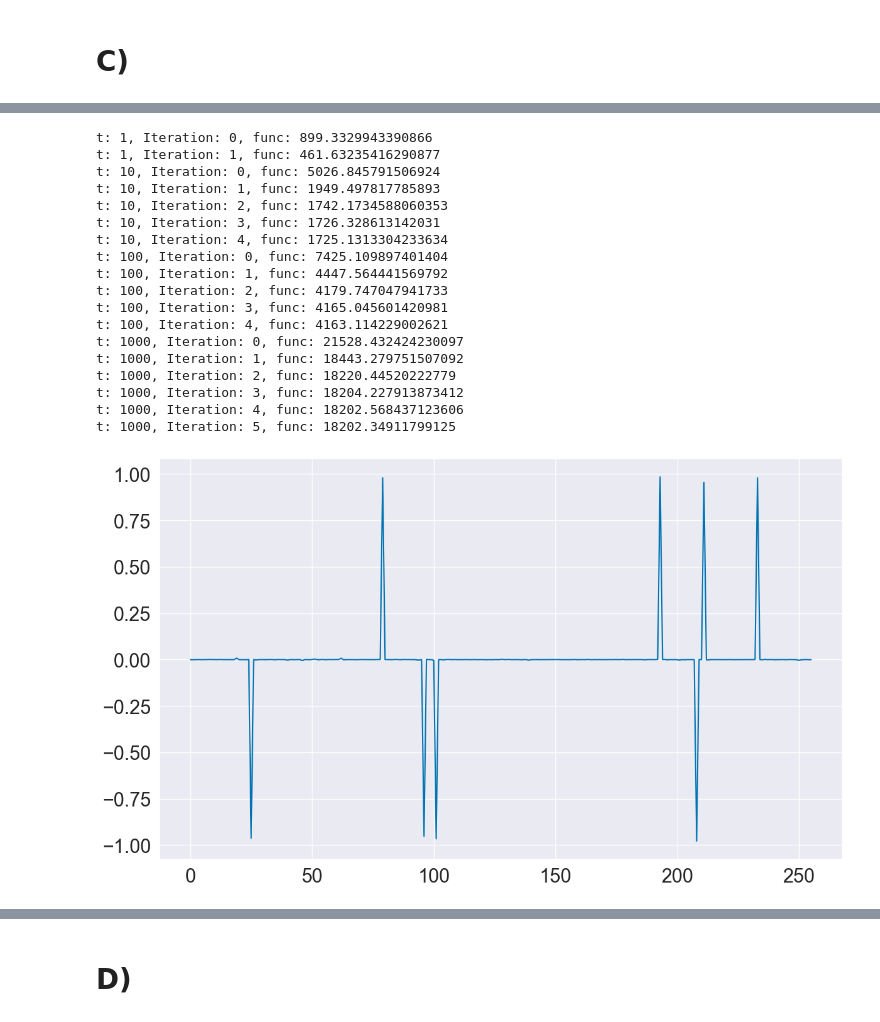
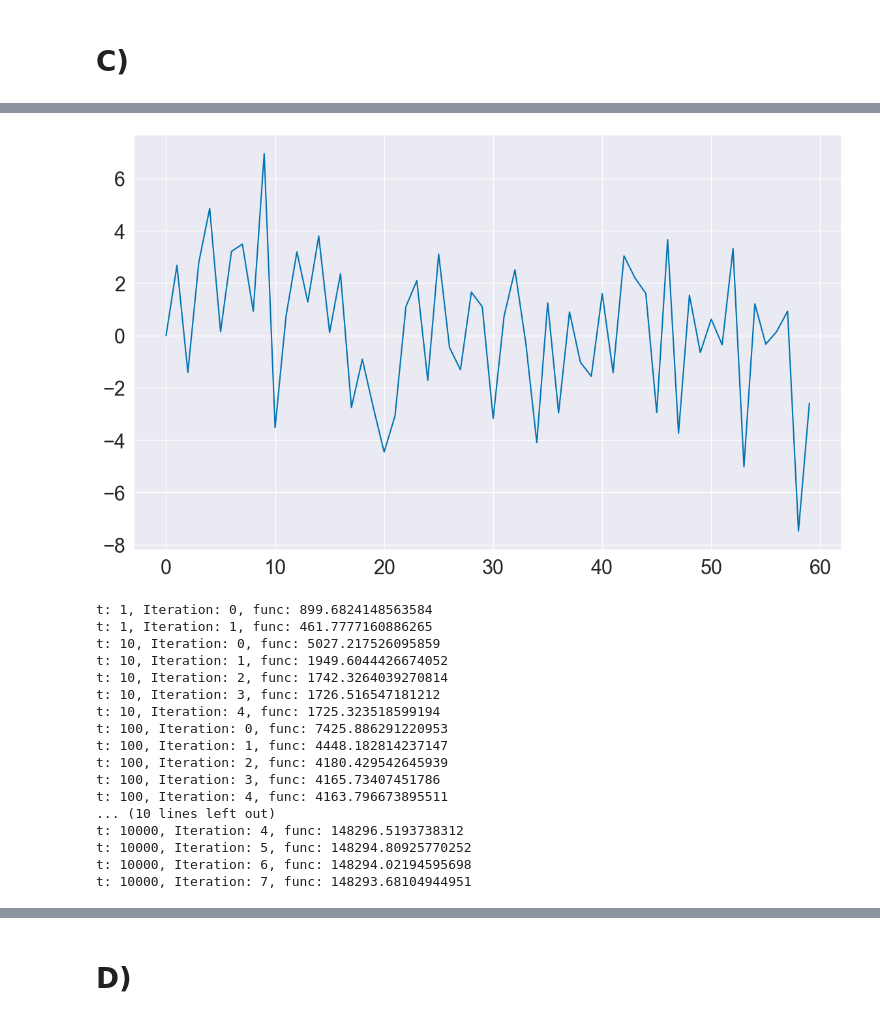
Before and after one commit to ofs416/Practical_Optimisation, a Jupyter notebook: Courseworkd_1/Exercise_3.ipynb, the cells around one changed output, grey strips where cells are left out. Drawn from its saved outputs; the diff is of its cells as text; code cells hidden in the pictures.

```diff
--- a/Courseworkd_1/Exercise_3.ipynb
+++ b/Courseworkd_1/Exercise_3.ipynb
@@ -116,3 +118,10 @@ plt.show()
+# %%
+plt.plot(b)
+plt.savefig('Figures/ex3_noisy.png', format="png", dpi=800, bbox_inches="tight")
+plt.show()
+plt.close()
+# %% [output]
+[figure, added]
 # %%
 def N_decrement(A, b, x_til, t, lam):
     jacobian = grad_f(A, b, x_til, t, lam)
@@ -150,30 +159,24 @@ x_til = np.concatenate((np.zeros(256), np.ones(256)))
 ep = 0.1
 for lam_factor in [0.01]:
     costs = []
-    for t in [1, 10, 100, 1000]:
+    for t in [1, 10, 100, 1000, 10000]:
         x_til, cost = Newtons_method(x_til, ep, t, lam_factor)
         costs = costs + cost
 # %% [output]
-t: 1, Iteration: 0, func: 899.3329943390866
-t: 1, Iteration: 1, func: 461.63235416290877
-t: 10, Iteration: 0, func: 5026.845791506924
-t: 10, Iteration: 1, func: 1949.497817785893
-t: 10, Iteration: 2, func: 1742.1734588060353
-t: 10, Iteration: 3, func: 1726.328613142031
-t: 10, Iteration: 4, func: 1725.1313304233634
-t: 100, Iteration: 0, func: 7425.109897401404
-t: 100, Iteration: 1, func: 4447.564441569792
-t: 100, Iteration: 2, func: 4179.747047941733
-t: 100, Iteration: 3, func: 4165.045601420981
-t: 100, Iteration: 4, func: 4163.114229002621
-t: 1000, Iteration: 0, func: 21528.432424230097
-t: 1000, Iteration: 1, func: 18443.279751507092
-t: 1000, Iteration: 2, func: 18220.44520222779
-t: 1000, Iteration: 3, func: 18204.227913873412
-t: 1000, Iteration: 4, func: 18202.568437123606
-t: 1000, Iteration: 5, func: 18202.34911799125
+t: 1, Iteration: 0, func: 899.6824148563584
+t: 1, Iteration: 1, func: 461.7777160886265
+t: 10, Iteration: 0, func: 5027.217526095859
+t: 10, Iteration: 1, func: 1949.6044426674052
+t: 10, Iteration: 2, func: 1742.3264039270814
+t: 10, Iteration: 3, func: 1726.516547181212
+t: 10, Iteration: 4, func: 1725.323518599194
+t: 100, Iteration: 0, func: 7425.886291220953
+t: 100, Iteration: 1, func: 4448.182814237147
+t: 100, Iteration: 2, func: 4180.429542645939
+t: 100, Iteration: 3, func: 4165.73407451786
+t: 100, Iteration: 4, func: 4163.796673895511
+... (10 lines left out)
+t: 10000, Iteration: 4, func: 148296.5193738312
+t: 10000, Iteration: 5, func: 148294.80925770252
+t: 10000, Iteration: 6, func: 148294.02194595698
+t: 10000, Iteration: 7, func: 148293.68104944951
-# %%
-plt.plot(x_til_opt[:256])
-plt.show()
-# %% [output]
-[figure, removed]
```
Also changed, not shown: parts of 8 cells of this notebook, 10 other files.
